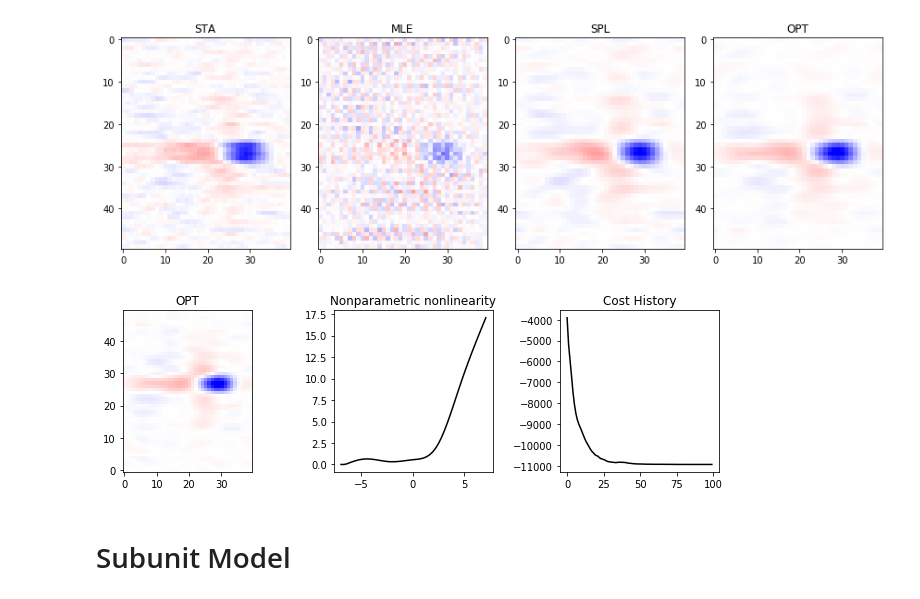
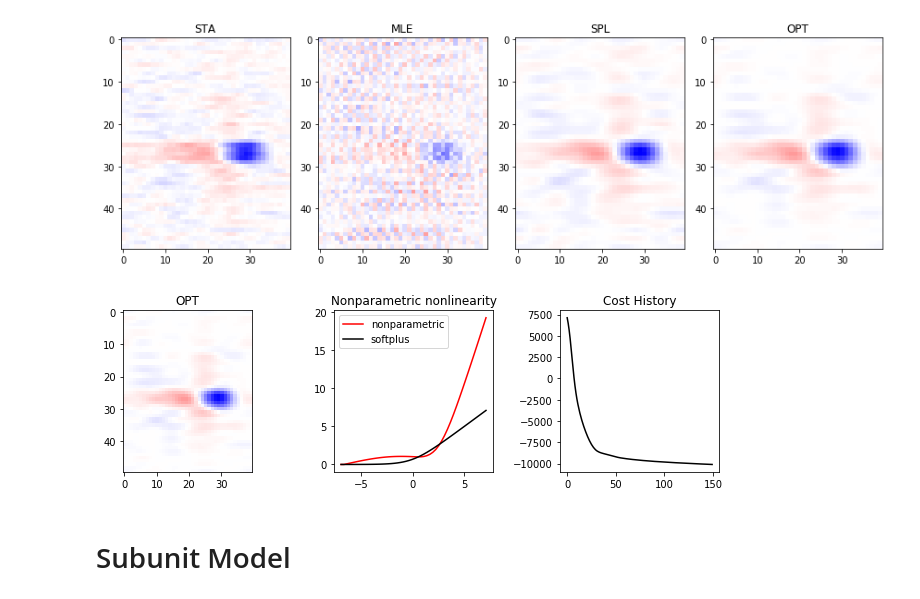
Before and after one commit to berenslab/RFEst, a Jupyter notebook: notebooks/splineGLMs.ipynb, the cells around one changed output. Cells and saved outputs as stored; diff of their text form; code cells hidden in the pictures.

```diff
--- a/notebooks/splineGLMs.ipynb
+++ b/notebooks/splineGLMs.ipynb
@@ -99,10 +99,13 @@ plot_single_filter(lg)
 # %% [markdown]
 `splineLNP` has a few extra arguments. `dt` is the refresh rate of the stimulus, `R` is the maximum firing rate. The default of nonlinearity is `softplus`, as it's more stabler than `exponential` most of the time. If a flexible nonlinearity is desired, nonlinearity can be set to `nonparametric` then followed by calling `fit_nonlinearity()`
 # %%
-lnp = splineLNP(X, y_spike, dims=dims, df=df, smooth='cc', dt=dt, R=y_spike.max(), compute_mle=True,
+lnp = splineLNP(X, y_spike, dims=dims, df=df, smooth='cc',
+                dt=dt, R=R,
+                compute_mle=True,
                 nonlinearity='nonparametric')
-lnp.fit_nonlinearity(w='w_spl') # w can be 'w_sta' or 'w_spl', or an already-computed RF.
-lnp.fit(num_iters=100, beta=150, verbal=30) # as the cost function is not normalized
+lnp.initialize_nonlinearity(w='w_spl') # w can be 'w_sta' or 'w_spl', or an already-computed RF.
+lnp.fit(num_iters=150, beta=5., step_size=0.1, verbal=20,
+        fit_intercept=True, fit_nonlinearity=True) # as the cost function is not normalized
                                              # by the sample size, the good choice of lambd
                                              # will vary from dataset to dataset.
 # %% [output]
@@ -119,24 +126,27 @@ plot_single_filter(lnp)
 # %%
 def plot_results(obj):
     k = obj.w_opt
     k_norm = ( k/ np.linalg.norm(k)).reshape(dims)
 
     fig, ax = plt.subplots(1,3, figsize=(9,3))
-    ax[0].imshow(k_norm.T, origin='lower', cmap=plt.cm.bwr, vmin=-0.2, vmax=0.2)
+    ax[0].imshow(k_norm.T, cmap=plt.cm.bwr, vmin=-0.2, vmax=0.2)
     ax[0].set_title('OPT')
 
-    ax[1].plot(obj.bins, obj.fnl(obj.bins, nl='nonparametric'), color='black')
+    ax[1].plot(obj.bins, obj.fnl(obj.bins, nl='nonparametric'),
+               color='red', label='nonparametric')
+    ax[1].plot(lnp.bins, lnp.fnl(lnp.bins, nl='softplus'),
+             color='black', label='softplus')
     ax[1].set_title('Nonparametric nonlinearity')
+    ax[1].legend()
 
     ax[2].plot(obj.cost_history, color='black')
     ax[2].set_title('Cost History')
 
-
     fig.tight_layout()
 
 plot_results(lnp)
 # %% [output]
-[figure, old version]
+[figure, new version]
 # %% [markdown]
 # Subunit Model
 # %% [markdown]
```
Also changed, not shown: parts of 9 cells of this notebook, 6 other files.
